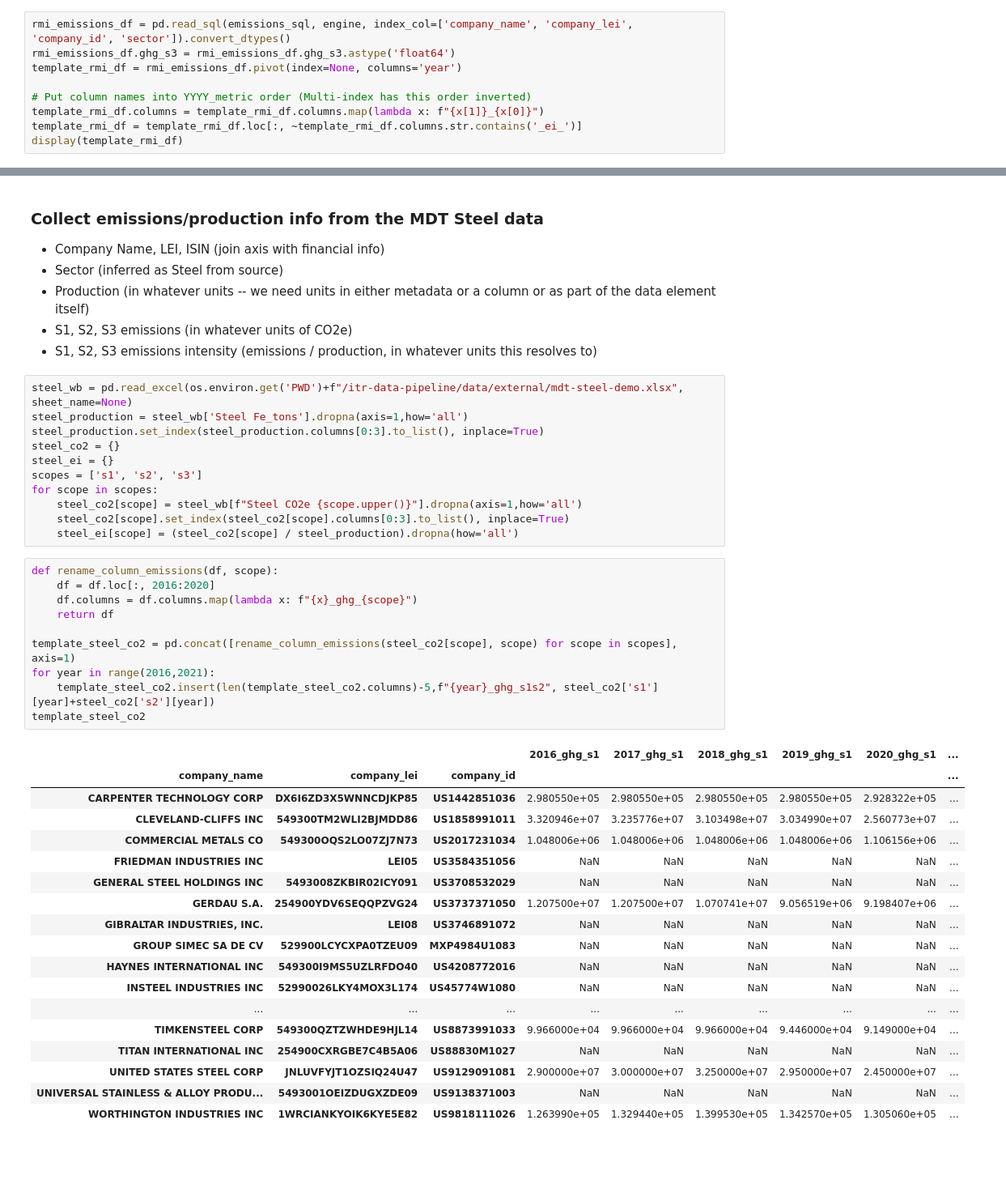
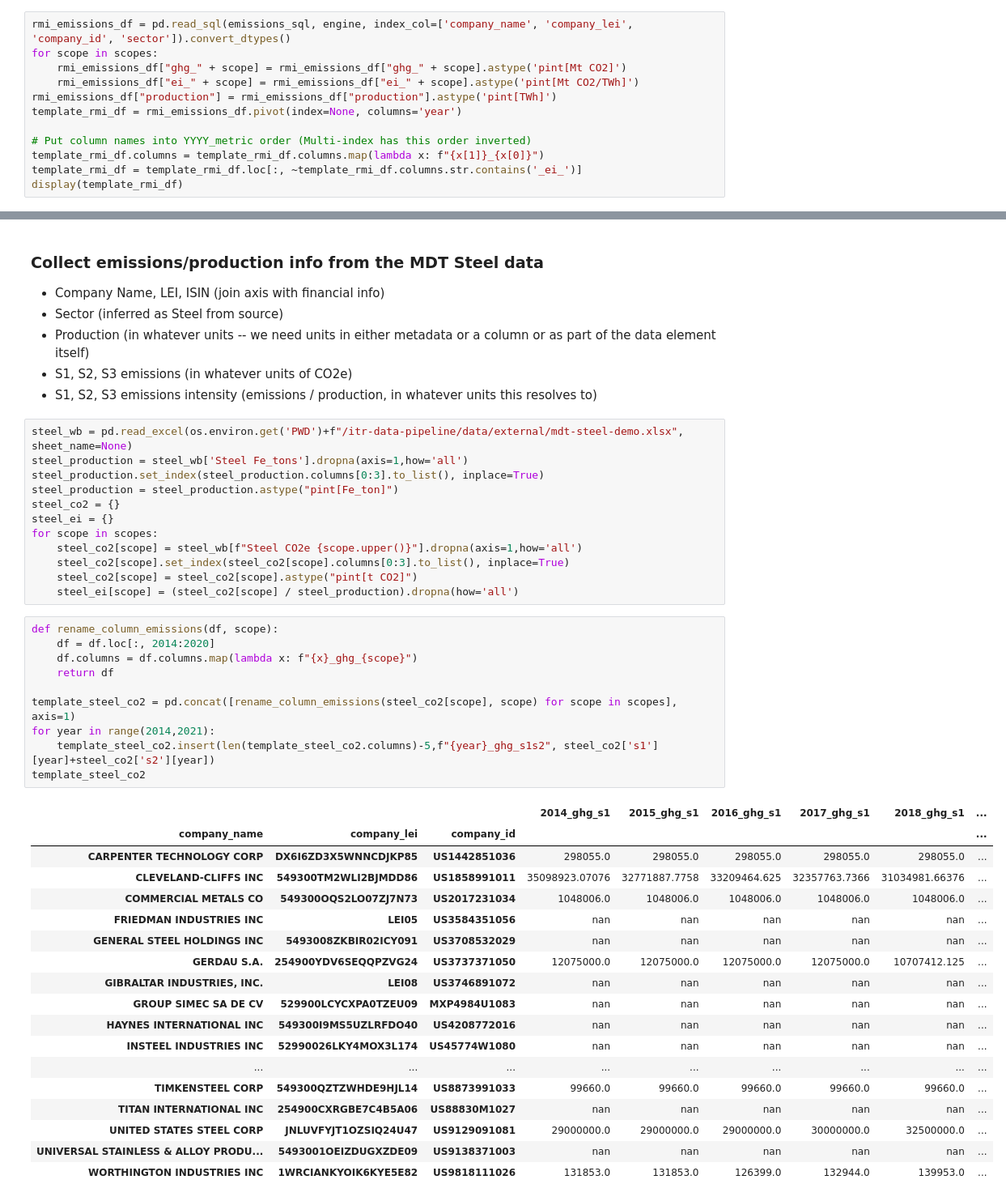
Before and after one commit to os-climate/itr-data-pipeline, a Jupyter notebook: notebooks/ITR-data-production.ipynb, the cells around one changed output, grey strips where cells are left out. Shown at 81% size. Drawn from its saved outputs; the diff is of its cells as text; blank space fills up the shorter version.

```diff
--- a/notebooks/ITR-data-production.ipynb
+++ b/notebooks/ITR-data-production.ipynb
@@ -509,7 +515,10 @@ financial_df
 ### `emissions_df` contains all the base year (2019) production and emissions data
 # %%
 rmi_emissions_df = pd.read_sql(emissions_sql, engine, index_col=['company_name', 'company_lei', 'company_id', 'sector']).convert_dtypes()
-rmi_emissions_df.ghg_s3 = rmi_emissions_df.ghg_s3.astype('float64')
+for scope in scopes:
+    rmi_emissions_df["ghg_" + scope] = rmi_emissions_df["ghg_" + scope].astype('pint[Mt CO2]')
+    rmi_emissions_df["ei_" + scope] = rmi_emissions_df["ei_" + scope].astype('pint[Mt CO2/TWh]')
+rmi_emissions_df["production"] = rmi_emissions_df["production"].astype('pint[TWh]')
 template_rmi_df = rmi_emissions_df.pivot(index=None, columns='year')
 
 # Put column names into YYYY_metric order (Multi-index has this order inverted)
@@ -542,39 +551,40 @@ display(template_rmi_df)
 steel_wb = pd.read_excel(os.environ.get('PWD')+f"/itr-data-pipeline/data/external/mdt-steel-demo.xlsx", sheet_name=None)
 steel_production = steel_wb['Steel Fe_tons'].dropna(axis=1,how='all')
 steel_production.set_index(steel_production.columns[0:3].to_list(), inplace=True)
+steel_production = steel_production.astype("pint[Fe_ton]")
 steel_co2 = {}
 steel_ei = {}
-scopes = ['s1', 's2', 's3']
 for scope in scopes:
     steel_co2[scope] = steel_wb[f"Steel CO2e {scope.upper()}"].dropna(axis=1,how='all')
     steel_co2[scope].set_index(steel_co2[scope].columns[0:3].to_list(), inplace=True)
+    steel_co2[scope] = steel_co2[scope].astype("pint[t CO2]")
     steel_ei[scope] = (steel_co2[scope] / steel_production).dropna(how='all')
 # %%
 def rename_column_emissions(df, scope):
-    df = df.loc[:, 2016:2020]
+    df = df.loc[:, 2014:2020]
     df.columns = df.columns.map(lambda x: f"{x}_ghg_{scope}")
     return df
 
 template_steel_co2 = pd.concat([rename_column_emissions(steel_co2[scope], scope) for scope in scopes], axis=1)
-for year in range(2016,2021):
+for year in range(2014,2021):
     template_steel_co2.insert(len(template_steel_co2.columns)-5,f"{year}_ghg_s1s2", steel_co2['s1'][year]+steel_co2['s2'][year])
 template_steel_co2
 # %% [output]
-|  |  |  | 2016_ghg_s1 | 2017_ghg_s1 | 2018_ghg_s1 | 2019_ghg_s1 | 2020_ghg_s1 | ... |
+|  |  |  | 2014_ghg_s1 | 2015_ghg_s1 | 2016_ghg_s1 | 2017_ghg_s1 | 2018_ghg_s1 | ... |
 | company_name | company_lei | company_id |  |  |  |  |  | ... |
-| CARPENTER TECHNOLOGY CORP | DX6I6ZD3X5WNNCDJKP85 | US1442851036 | 2.980550e+05 | 2.980550e+05 | 2.980550e+05 | 2.980550e+05 | 2.928322e+05 | ... |
-| CLEVELAND-CLIFFS INC | 549300TM2WLI2BJMDD86 | US1858991011 | 3.320946e+07 | 3.235776e+07 | 3.103498e+07 | 3.034990e+07 | 2.560773e+07 | ... |
-| COMMERCIAL METALS CO | 549300OQS2LO07ZJ7N73 | US2017231034 | 1.048006e+06 | 1.048006e+06 | 1.048006e+06 | 1.048006e+06 | 1.106156e+06 | ... |
-| FRIEDMAN INDUSTRIES INC | LEI05 | US3584351056 | NaN | NaN | NaN | NaN | NaN | ... |
-| GENERAL STEEL HOLDINGS INC | 5493008ZKBIR02ICY091 | US3708532029 | NaN | NaN | NaN | NaN | NaN | ... |
-| GERDAU S.A. | 254900YDV6SEQQPZVG24 | US3737371050 | 1.207500e+07 | 1.207500e+07 | 1.070741e+07 | 9.056519e+06 | 9.198407e+06 | ... |
-| GIBRALTAR INDUSTRIES, INC. | LEI08 | US3746891072 | NaN | NaN | NaN | NaN | NaN | ... |
-| GROUP SIMEC SA DE CV | 529900LCYCXPA0TZEU09 | MXP4984U1083 | NaN | NaN | NaN | NaN | NaN | ... |
-| HAYNES INTERNATIONAL INC | 549300I9MS5UZLRFDO40 | US4208772016 | NaN | NaN | NaN | NaN | NaN | ... |
-| INSTEEL INDUSTRIES INC | 52990026LKY4MOX3L174 | US45774W1080 | NaN | NaN | NaN | NaN | NaN | ... |
+| CARPENTER TECHNOLOGY CORP | DX6I6ZD3X5WNNCDJKP85 | US1442851036 | 298055.0 | 298055.0 | 298055.0 | 298055.0 | 298055.0 | ... |
+| CLEVELAND-CLIFFS INC | 549300TM2WLI2BJMDD86 | US1858991011 | 35098923.07076 | 32771887.7758 | 33209464.625 | 32357763.7366 | 31034981.66376 | ... |
+| COMMERCIAL METALS CO | 549300OQS2LO07ZJ7N73 | US2017231034 | 1048006.0 | 1048006.0 | 1048006.0 | 1048006.0 | 1048006.0 | ... |
+| FRIEDMAN INDUSTRIES INC | LEI05 | US3584351056 | nan | nan | nan | nan | nan | ... |
+| GENERAL STEEL HOLDINGS INC | 5493008ZKBIR02ICY091 | US3708532029 | nan | nan | nan | nan | nan | ... |
+| GERDAU S.A. | 254900YDV6SEQQPZVG24 | US3737371050 | 12075000.0 | 12075000.0 | 12075000.0 | 12075000.0 | 10707412.125 | ... |
+| GIBRALTAR INDUSTRIES, INC. | LEI08 | US3746891072 | nan | nan | nan | nan | nan | ... |
+| GROUP SIMEC SA DE CV | 529900LCYCXPA0TZEU09 | MXP4984U1083 | nan | nan | nan | nan | nan | ... |
+| HAYNES INTERNATIONAL INC | 549300I9MS5UZLRFDO40 | US4208772016 | nan | nan | nan | nan | nan | ... |
+| INSTEEL INDUSTRIES INC | 52990026LKY4MOX3L174 | US45774W1080 | nan | nan | nan | nan | nan | ... |
 | ... | ... | ... | ... | ... | ... | ... | ... | ... |
-| TIMKENSTEEL CORP | 549300QZTZWHDE9HJL14 | US8873991033 | 9.966000e+04 | 9.966000e+04 | 9.966000e+04 | 9.446000e+04 | 9.149000e+04 | ... |
-| TITAN INTERNATIONAL INC | 254900CXRGBE7C4B5A06 | US88830M1027 | NaN | NaN | NaN | NaN | NaN | ... |
-| UNITED STATES STEEL CORP | JNLUVFYJT1OZSIQ24U47 | US9129091081 | 2.900000e+07 | 3.000000e+07 | 3.250000e+07 | 2.950000e+07 | 2.450000e+07 | ... |
-| UNIVERSAL STAINLESS & ALLOY PRODU... | 5493001OEIZDUGXZDE09 | US9138371003 | NaN | NaN | NaN | NaN | NaN | ... |
-| WORTHINGTON INDUSTRIES INC | 1WRCIANKYOIK6KYE5E82 | US9818111026 | 1.263990e+05 | 1.329440e+05 | 1.399530e+05 | 1.342570e+05 | 1.305060e+05 | ... |
+| TIMKENSTEEL CORP | 549300QZTZWHDE9HJL14 | US8873991033 | 99660.0 | 99660.0 | 99660.0 | 99660.0 | 99660.0 | ... |
+| TITAN INTERNATIONAL INC | 254900CXRGBE7C4B5A06 | US88830M1027 | nan | nan | nan | nan | nan | ... |
+| UNITED STATES STEEL CORP | JNLUVFYJT1OZSIQ24U47 | US9129091081 | 29000000.0 | 29000000.0 | 29000000.0 | 30000000.0 | 32500000.0 | ... |
+| UNIVERSAL STAINLESS & ALLOY PRODU... | 5493001OEIZDUGXZDE09 | US9138371003 | nan | nan | nan | nan | nan | ... |
+| WORTHINGTON INDUSTRIES INC | 1WRCIANKYOIK6KYE5E82 | US9818111026 | 131853.0 | 131853.0 | 126399.0 | 132944.0 | 139953.0 | ... |
```
Also changed, not shown: parts of 38 cells of this notebook.
